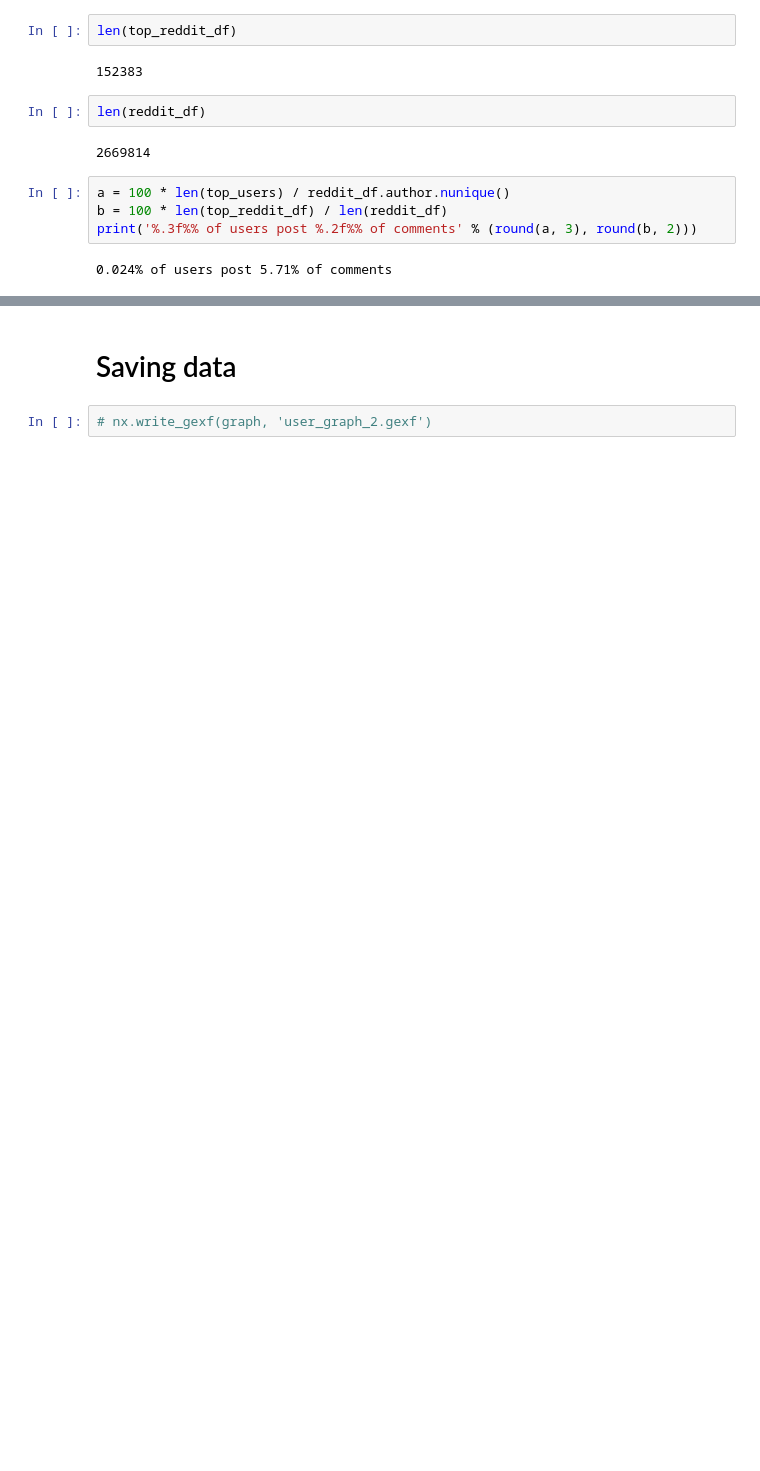
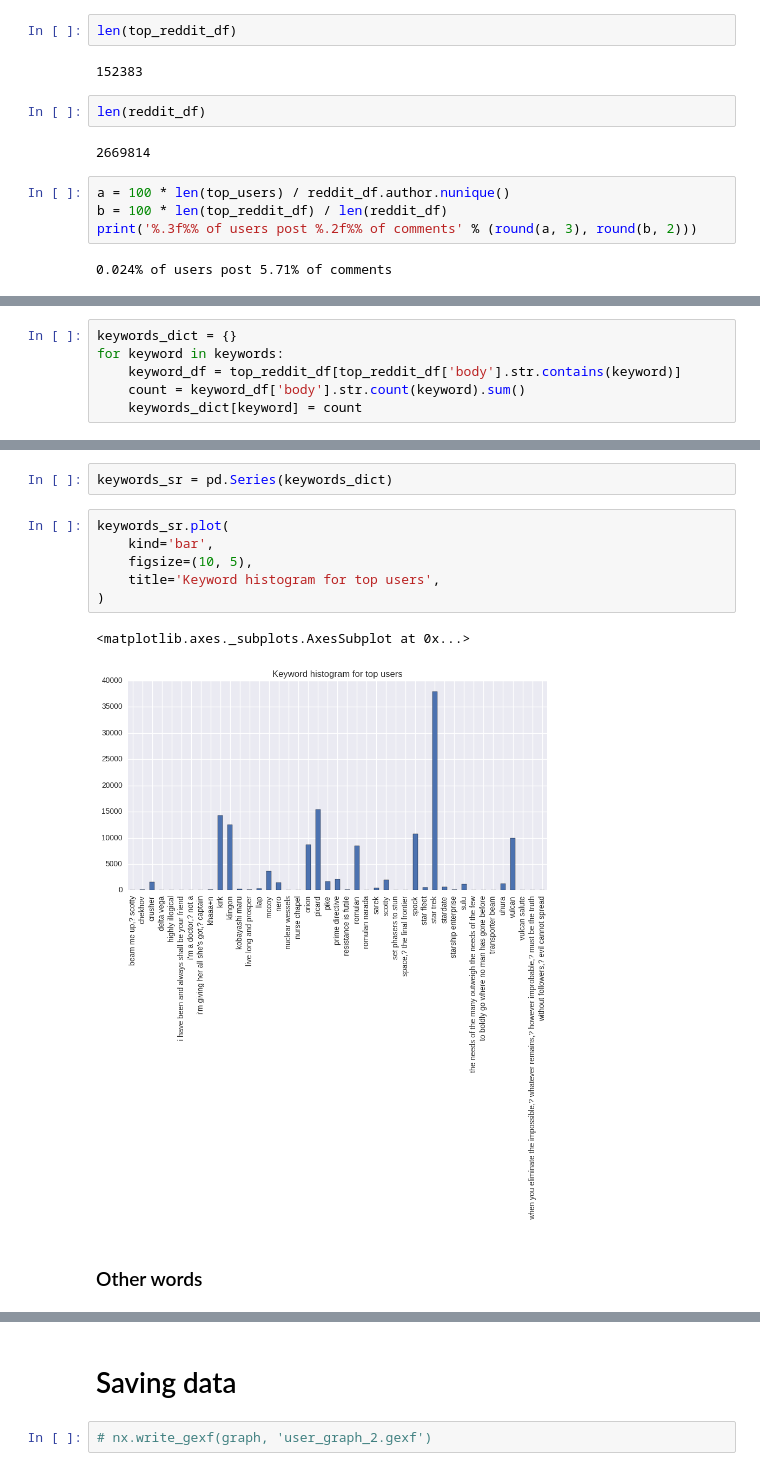
Before and after one commit to mavillard/nandi, a Jupyter notebook: reddit_10_network-4.ipynb, the cells around one changed output, grey strips where cells are left out. Drawn from its saved outputs; the diff is of its cells as text; blank space fills up the shorter version.

```diff
--- a/reddit_10_network-4.ipynb
+++ b/reddit_10_network-4.ipynb
@@ -144,0 +187,6 @@ Calcular graficas, histogramas y sentiment analysis de top_reddit_df
+# %%
+keywords_dict = {}
+for keyword in keywords:
+    keyword_df = top_reddit_df[top_reddit_df['body'].str.contains(keyword)]
+    count = keyword_df['body'].str.count(keyword).sum()
+    keywords_dict[keyword] = count
@@ -144,0 +215,13 @@ Calcular graficas, histogramas y sentiment analysis de top_reddit_df
+# %%
+keywords_sr = pd.Series(keywords_dict)
+# %%
+keywords_sr.plot(
+    kind='bar',
+    figsize=(10, 5),
+    title='Keyword histogram for top users',
+)
+# %% [output]
+<matplotlib.axes._subplots.AxesSubplot at 0x...>
+[figure, added]
+# %% [markdown]
+### Other words
```
Also changed, not shown: parts of 20 cells of this notebook, 1 other file.
